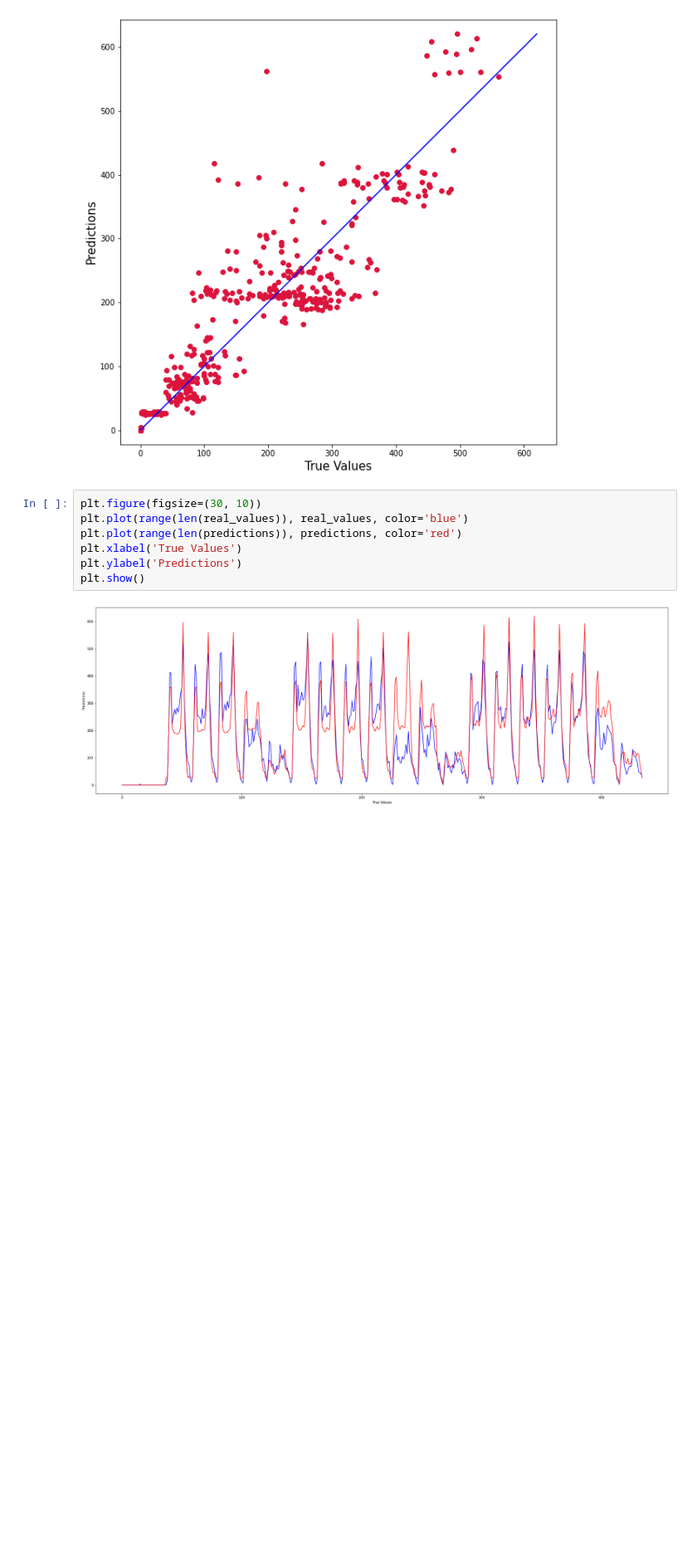
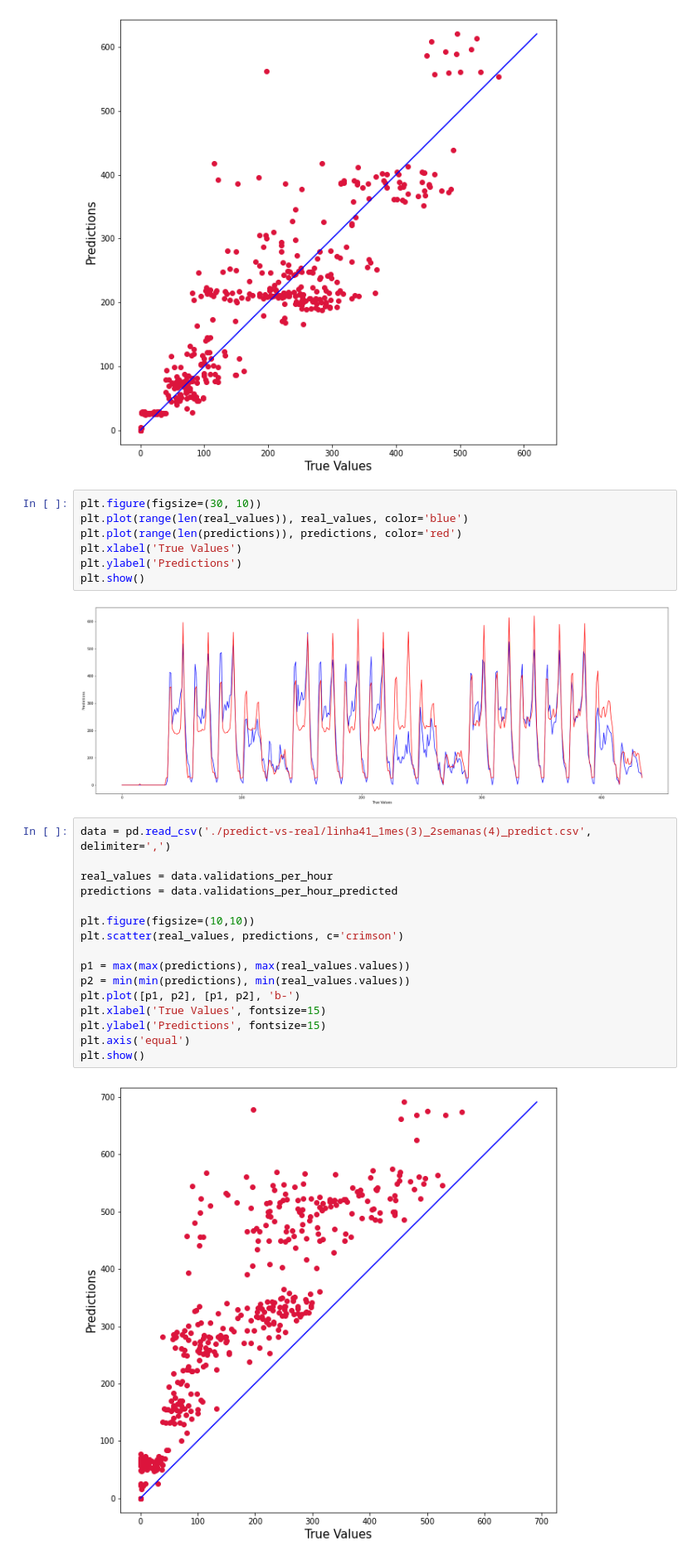
Before and after one commit to medeirosvictor/ds-mobilidade-urbana-fortaleza, a Jupyter notebook: Resultados.ipynb, the cells around one changed output. Shown at 83% size. Cells and saved outputs as stored; diff of their text form; blank space fills up the shorter version.

```diff
--- a/Resultados.ipynb
+++ b/Resultados.ipynb
@@ -54,3 +54,21 @@ plt.ylabel('Predictions')
 plt.show()
 # %% [output]
 [figure]
+# %%
+data = pd.read_csv('./predict-vs-real/linha41_1mes(3)_2semanas(4)_predict.csv', delimiter=',')
+
+real_values = data.validations_per_hour
+predictions = data.validations_per_hour_predicted
+
+plt.figure(figsize=(10,10))
+plt.scatter(real_values, predictions, c='crimson')
+
+p1 = max(max(predictions), max(real_values.values))
+p2 = min(min(predictions), min(real_values.values))
+plt.plot([p1, p2], [p1, p2], 'b-')
+plt.xlabel('True Values', fontsize=15)
+plt.ylabel('Predictions', fontsize=15)
+plt.axis('equal')
+plt.show()
+# %% [output]
+[figure, added]
```
Also changed, not shown: parts of 2 cells of this notebook, 8 other files.
